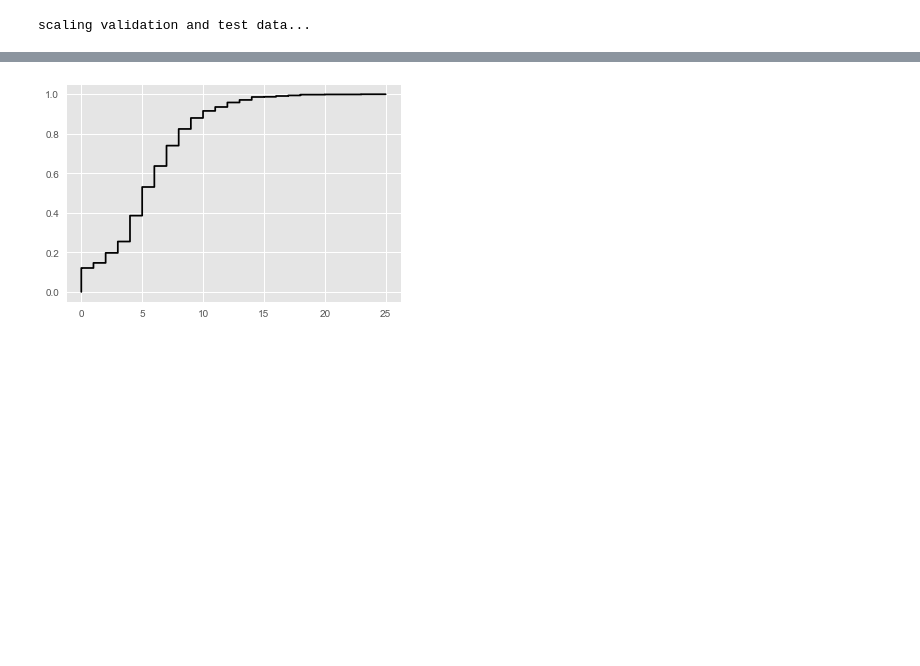
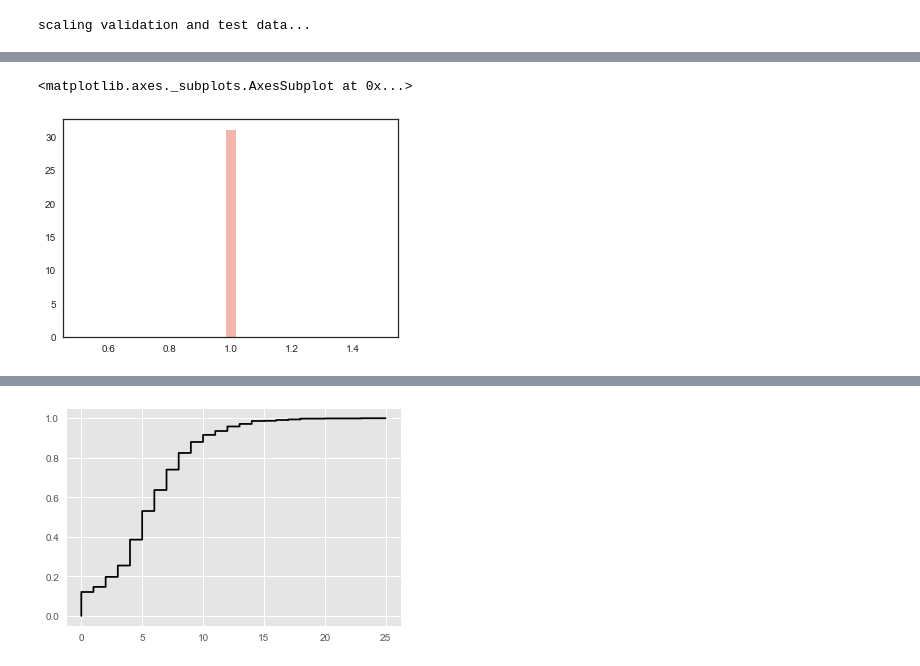
Before and after one commit to sipolac/thesis, a Jupyter notebook: py/build_models.ipynb, the cells around one changed output, grey strips where cells are left out. Saved outputs shown, nothing was run; the diff lists cells and outputs as text; code cells hidden in the pictures; blank space fills up the shorter version.

```diff
--- a/py/build_models.ipynb
+++ b/py/build_models.ipynb
@@ -151,3 +157,11 @@ hist_and_params
+# %%
+tmp = []
+for i in range(1000):
+    tmp.append(int(rand_geom(1, 2)))
+sns.distplot(tmp)
+# %% [output]
+<matplotlib.axes._subplots.AxesSubplot at 0x...>
+[figure, added]
 # %%
 melted = pd.melt(hist_and_params, id_vars=['loss', 'epoch', 'runtime', 'val_loss'], var_name='param')
 # melted['param'] = re.sub('\(value, |\)', '', melted['param'])
```
Also changed, not shown: parts of 8 cells of this notebook, 1 other file.
